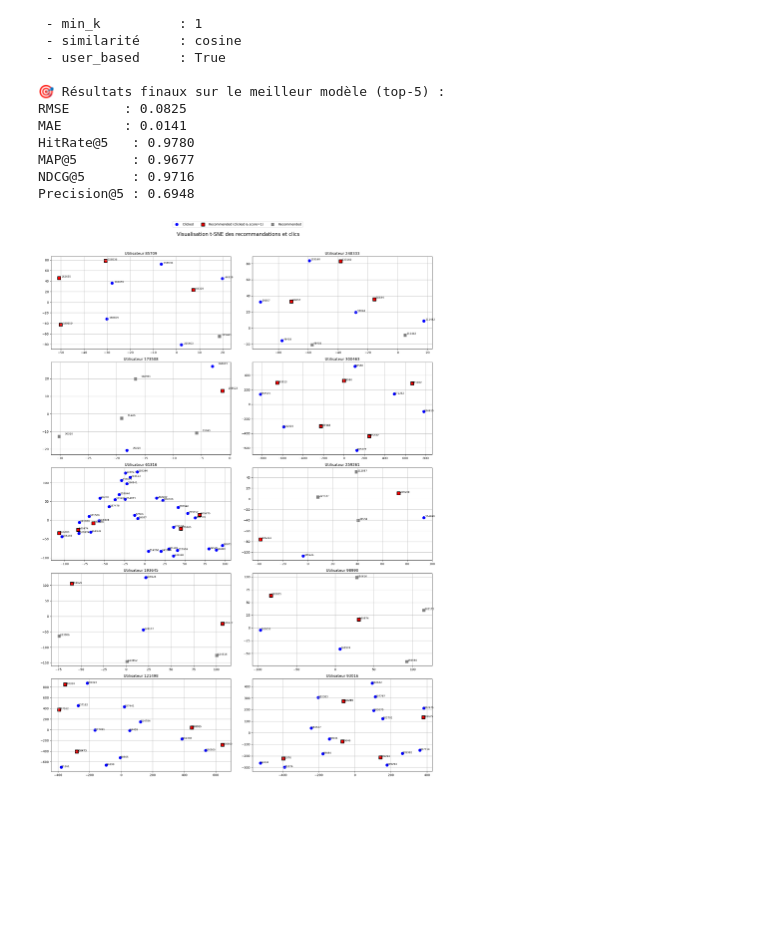
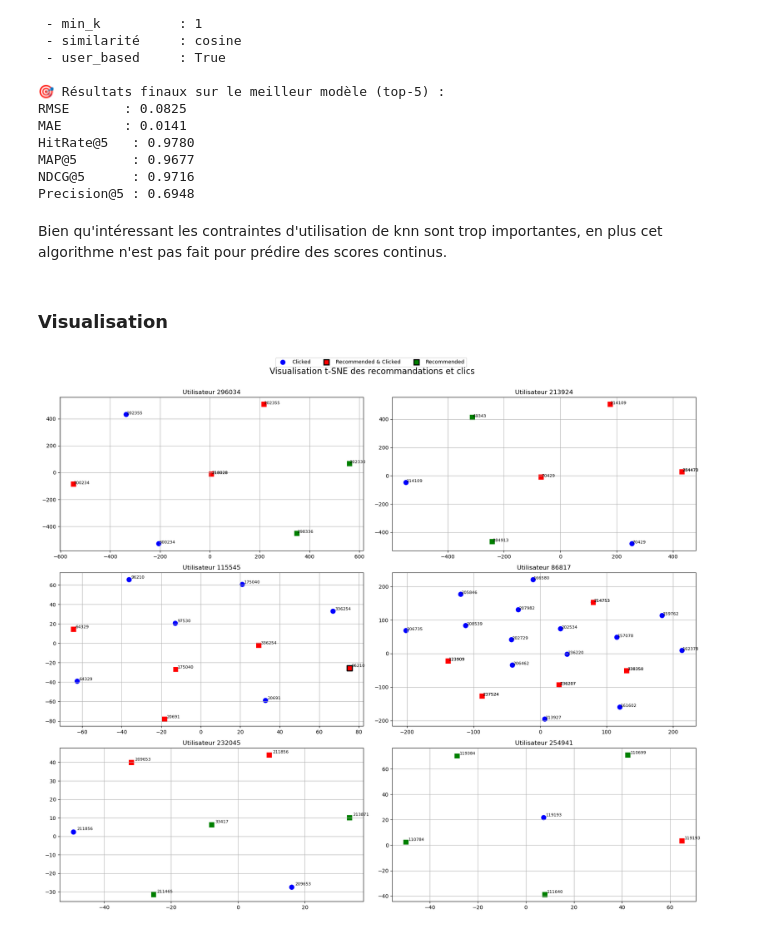
Before and after one commit to cecile-aie/oc_aie_p10, a Jupyter notebook: collaborative_filtering_suprise_modelisation.ipynb, the cells around one changed output. Saved outputs shown, nothing was run; the diff lists cells and outputs as text; code cells hidden in the pictures; blank space fills up the shorter version.

Commit message:
Relecture content based & surprise - compilation des resultats d'éval

```diff
--- a/collaborative_filtering_suprise_modelisation.ipynb
+++ b/collaborative_filtering_suprise_modelisation.ipynb
@@ -321,6 +409,30 @@ def eval_top_n(top_n, testset, k=5):
     }
 # %% [markdown]
 ### Expérimentation des différentes approches
+# %%
+# Modification du fichier de résultats
+import pandas as pd
+import numpy as np
+
+# Chargement du fichier existant
+chemin_csv = "./results/eval_results.csv"
+df = pd.read_csv(chemin_csv)
+
+# Colonnes à ajouter si absentes
+colonnes_a_ajouter = ["RMSE", "MAE", "n_articles", "n_interactions"]
+for col in colonnes_a_ajouter:
+    if col not in df.columns:
+        df[col] = np.nan
+
+# Réorganisation dans l’ordre souhaité
+colonnes_ordre = [
+    "modèle", "approche", "n_users", "n_articles", "n_interactions",
+    "RMSE", "MAE", "Hit@5", "MAP@5", "NDCG@5", "Precision@5", "Recall@5"
+]
+df = df[[col for col in colonnes_ordre if col in df.columns]]  # sécurité
+
+# Sauvegarde
+df.to_csv(chemin_csv, index=False)
 # %%
 df_small = create_subset(df, n_users=1000, n_articles=3000, n_interactions=100_000)
 df_negatif_embedding = build_negative_sampling_df(df_small, embeddings_df, k=10)
@@ -829,3 +1085,7 @@ def show_topn_with_truth(top_n, df_truth, n_users=5):
+# %% [markdown]
+Bien qu'intéressant les contraintes d'utilisation de knn sont trop importantes, en plus cet algorithme n'est pas fait pour prédire des scores continus.
+# %% [markdown]
+### Visualisation
 # %%
 import matplotlib.pyplot as plt
 from sklearn.manifold import TSNE
@@ -930,13 +1185,6 @@ def show_topn_visual(top_n, df_truth, embedding_dict, df_metadata, n_users=6):
     plt.suptitle("Visualisation t-SNE des recommandations et clics", fontsize=16)
     plt.show()
 # %%
-# Exemple d'utilisation
-show_topn_visual(
-    top_n=top_n,              # ton dictionnaire {user_id: [(article_id, score), ...]}
-    df_truth=df_clean,                   # interactions utilisateur avec colonne 'rating' > 0 pour clic
-    embedding_dict=embedding_dict,        # dictionnaire {article_id: embedding numpy array}
-    df_metadata=df_articles,              # DataFrame contenant au minimum 'article_id' (et optionnellement 'cluster')
-    n_users=10                             # nombre d’utilisateurs à visualiser
-)
+show_topn_visual(top_n, df_clean, embedding_dict, n_users=6)
 # %% [output]
-[figure, old version]
+[figure, new version]
```
Also changed, not shown: parts of 31 cells of this notebook, 3 other files.
